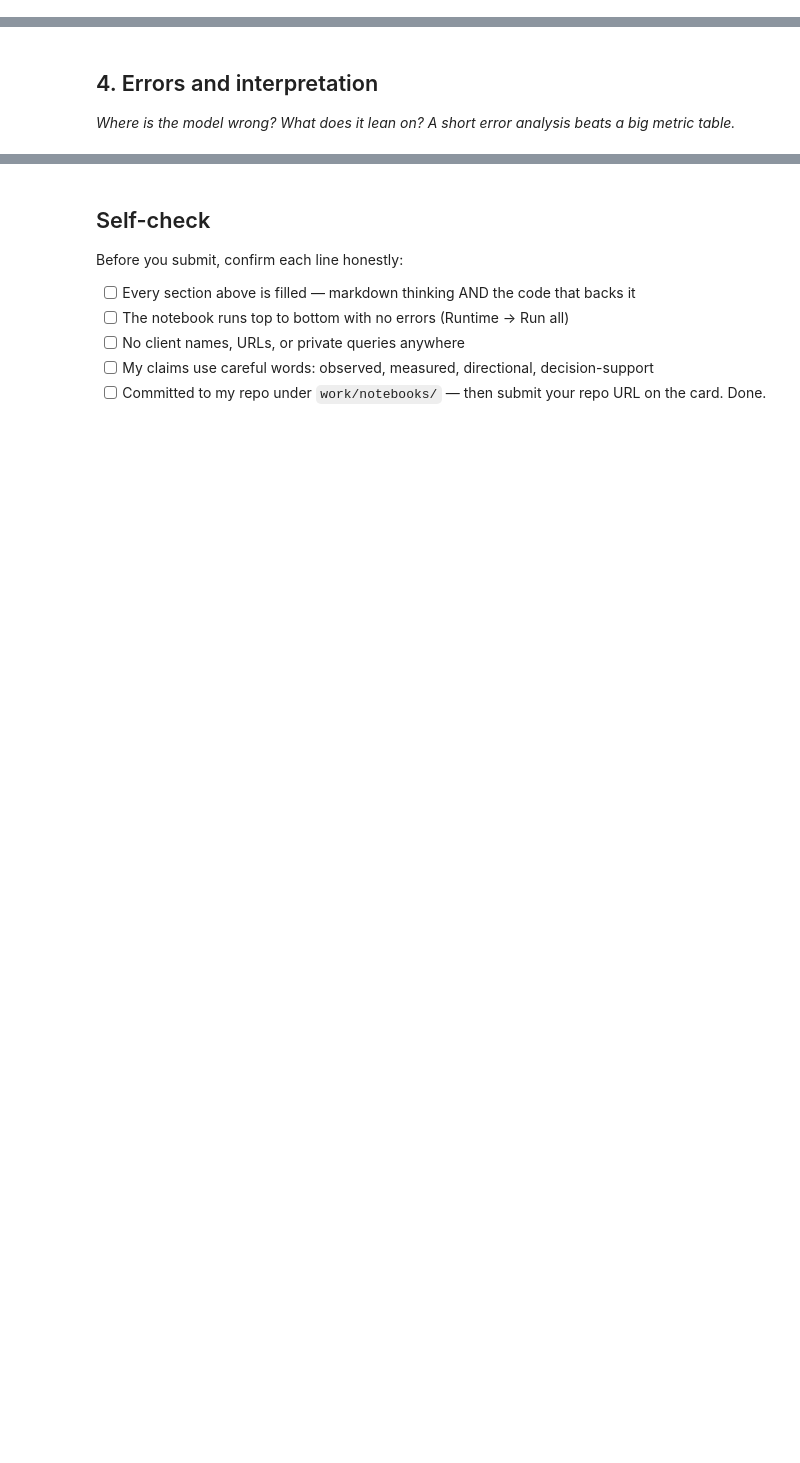
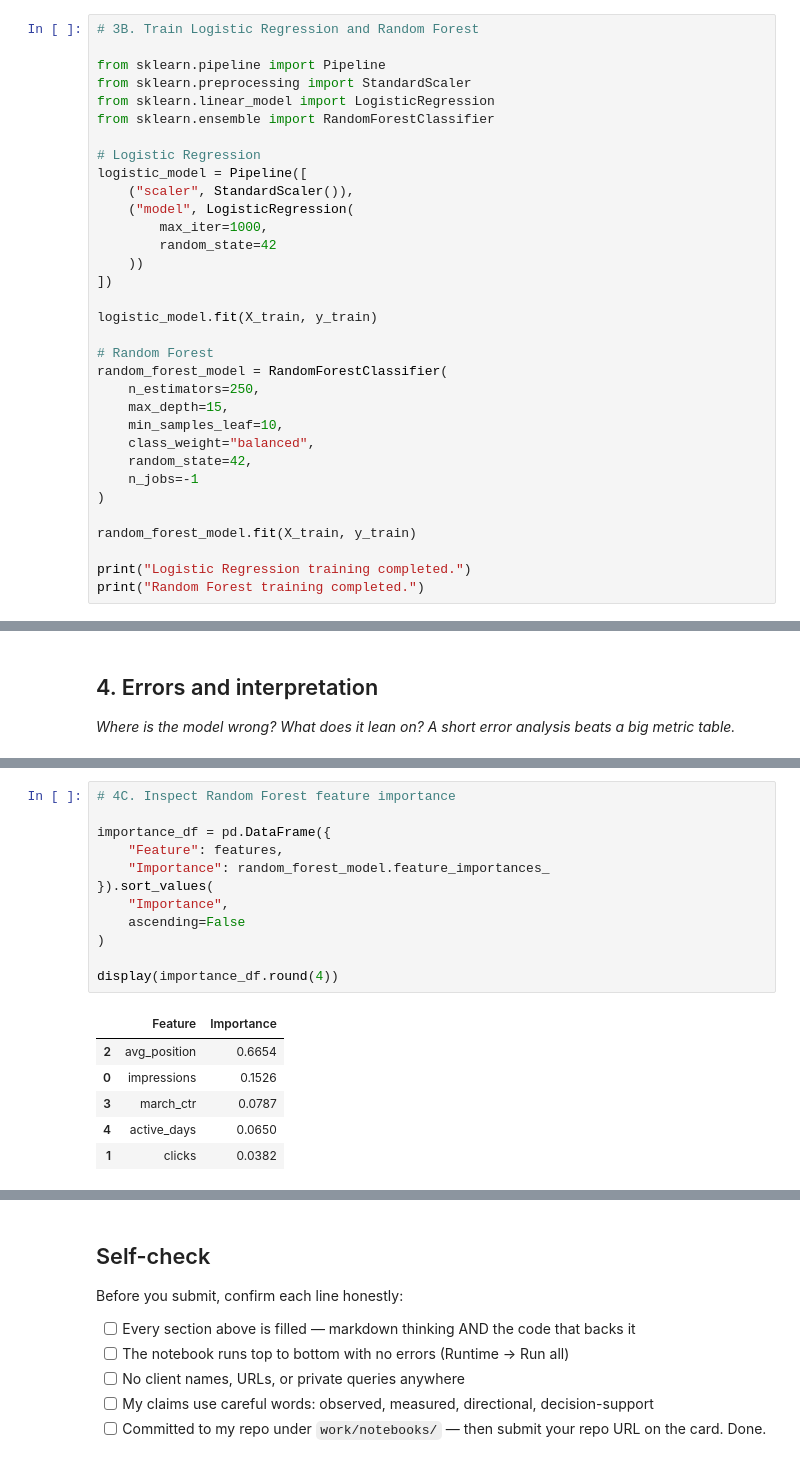
Before and after one commit to irene1407/ML-1, a Jupyter notebook: work/notebooks/w05_model.ipynb, the cells around one changed output, grey strips where cells are left out. Cells and saved outputs as stored; diff of their text form; blank space fills up the shorter version.

```diff
--- a/work/notebooks/w05_model.ipynb
+++ b/work/notebooks/w05_model.ipynb
@@ -29,0 +332,33 @@ This skeleton is yours to fill. Work the sections **in order** — each one has
+# %%
+# 3B. Train Logistic Regression and Random Forest
+
+from sklearn.pipeline import Pipeline
+from sklearn.preprocessing import StandardScaler
+from sklearn.linear_model import LogisticRegression
+from sklearn.ensemble import RandomForestClassifier
+
+# Logistic Regression
+logistic_model = Pipeline([
+    ("scaler", StandardScaler()),
+    ("model", LogisticRegression(
+        max_iter=1000,
+        random_state=42
+    ))
+])
+
+logistic_model.fit(X_train, y_train)
+
+# Random Forest
+random_forest_model = RandomForestClassifier(
+    n_estimators=250,
+    max_depth=15,
+    min_samples_leaf=10,
+    class_weight="balanced",
+    random_state=42,
+    n_jobs=-1
+)
+
+random_forest_model.fit(X_train, y_train)
+
+print("Logistic Regression training completed.")
+print("Random Forest training completed.")
@@ -36,0 +521,19 @@ This skeleton is yours to fill. Work the sections **in order** — each one has
+# %%
+# 4C. Inspect Random Forest feature importance
+
+importance_df = pd.DataFrame({
+    "Feature": features,
+    "Importance": random_forest_model.feature_importances_
+}).sort_values(
+    "Importance",
+    ascending=False
+)
+
+display(importance_df.round(4))
+# %% [output]
+|  | Feature | Importance |
+| 2 | avg_position | 0.6654 |
+| 0 | impressions | 0.1526 |
+| 3 | march_ctr | 0.0787 |
+| 4 | active_days | 0.0650 |
+| 1 | clicks | 0.0382 |
```
Also changed, not shown: parts of 25 cells of this notebook.
